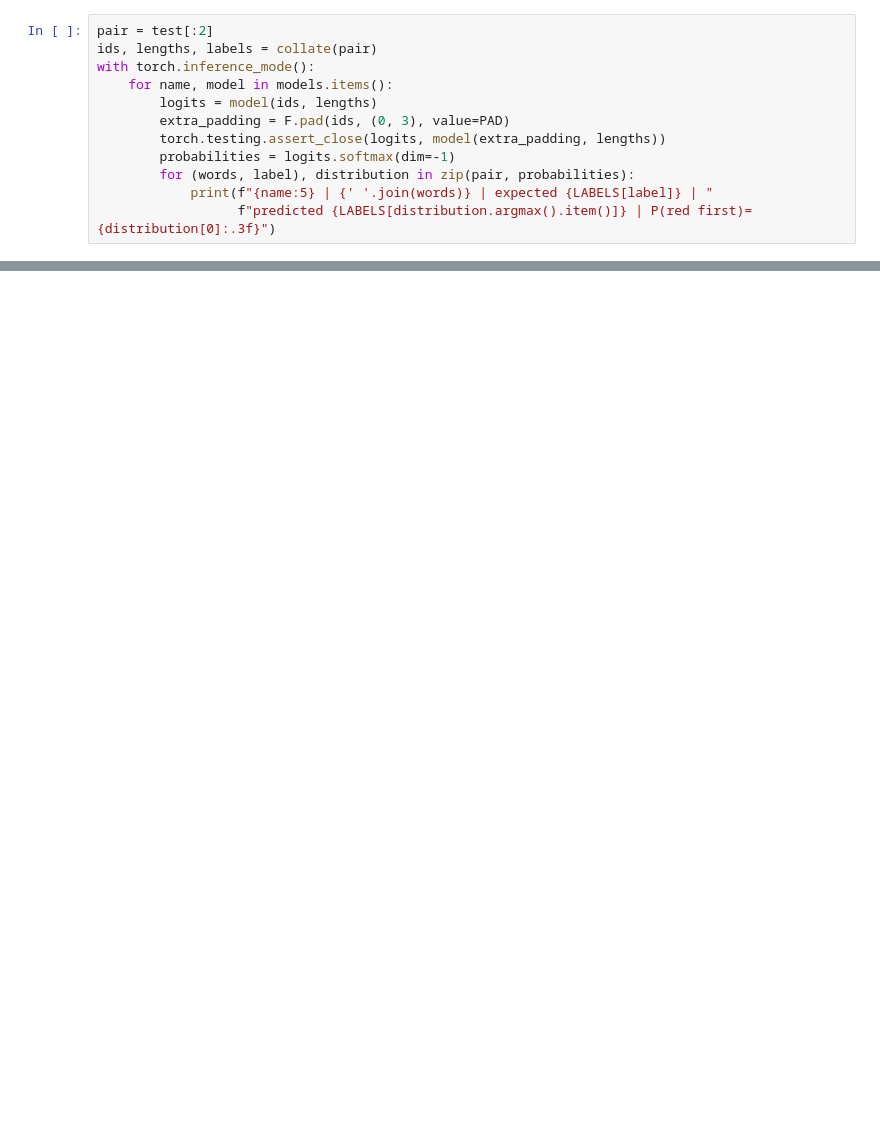
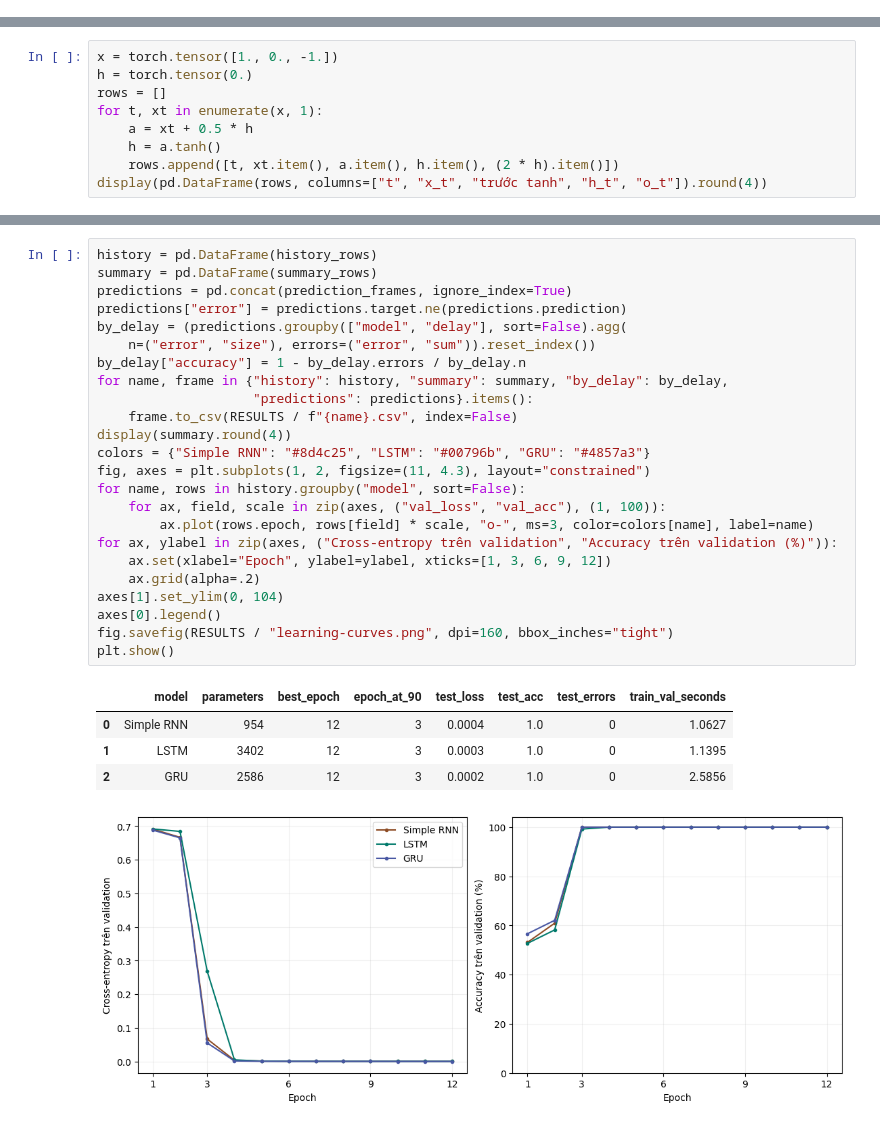
Before and after one commit to linhtd3993/LAB_DEEP_LEARNING, a Jupyter notebook: Architectures-based-on-RNNs.ipynb, the cells around one changed output, grey strips where cells are left out. Cells and saved outputs as stored; diff of their text form; blank space fills up the shorter version.

```diff
--- a/Architectures-based-on-RNNs.ipynb
+++ b/Architectures-based-on-RNNs.ipynb
@@ -301,12 +0,0 @@ The pair differs only in the order of its signals. The next cell prints each exp
-# %%
-pair = test[:2]
-ids, lengths, labels = collate(pair)
-with torch.inference_mode():
-    for name, model in models.items():
-        logits = model(ids, lengths)
-        extra_padding = F.pad(ids, (0, 3), value=PAD)
-        torch.testing.assert_close(logits, model(extra_padding, lengths))
-        probabilities = logits.softmax(dim=-1)
-        for (words, label), distribution in zip(pair, probabilities):
-            print(f"{name:5} | {' '.join(words)} | expected {LABELS[label]} | "
-                  f"predicted {LABELS[distribution.argmax().item()]} | P(red first)={distribution[0]:.3f}")
@@ -385,0 +60,9 @@ These results describe a controlled task with one training seed and a fixed hidd
+# %%
+x = torch.tensor([1., 0., -1.])
+h = torch.tensor(0.)
+rows = []
+for t, xt in enumerate(x, 1):
+    a = xt + 0.5 * h
+    h = a.tanh()
+    rows.append([t, xt.item(), a.item(), h.item(), (2 * h).item()])
+display(pd.DataFrame(rows, columns=["t", "x_t", "trước tanh", "h_t", "o_t"]).round(4))
@@ -385,0 +230,30 @@ These results describe a controlled task with one training seed and a fixed hidd
+# %%
+history = pd.DataFrame(history_rows)
+summary = pd.DataFrame(summary_rows)
+predictions = pd.concat(prediction_frames, ignore_index=True)
+predictions["error"] = predictions.target.ne(predictions.prediction)
+by_delay = (predictions.groupby(["model", "delay"], sort=False).agg(
+    n=("error", "size"), errors=("error", "sum")).reset_index())
+by_delay["accuracy"] = 1 - by_delay.errors / by_delay.n
+for name, frame in {"history": history, "summary": summary, "by_delay": by_delay,
+                    "predictions": predictions}.items():
+    frame.to_csv(RESULTS / f"{name}.csv", index=False)
+display(summary.round(4))
+colors = {"Simple RNN": "#8d4c25", "LSTM": "#00796b", "GRU": "#4857a3"}
+fig, axes = plt.subplots(1, 2, figsize=(11, 4.3), layout="constrained")
+for name, rows in history.groupby("model", sort=False):
+    for ax, field, scale in zip(axes, ("val_loss", "val_acc"), (1, 100)):
+        ax.plot(rows.epoch, rows[field] * scale, "o-", ms=3, color=colors[name], label=name)
+for ax, ylabel in zip(axes, ("Cross-entropy trên validation", "Accuracy trên validation (%)")):
+    ax.set(xlabel="Epoch", ylabel=ylabel, xticks=[1, 3, 6, 9, 12])
+    ax.grid(alpha=.2)
+axes[1].set_ylim(0, 104)
+axes[0].legend()
+fig.savefig(RESULTS / "learning-curves.png", dpi=160, bbox_inches="tight")
+plt.show()
+# %% [output]
+|  | model | parameters | best_epoch | epoch_at_90 | test_loss | test_acc | test_errors | train_val_seconds |
+| 0 | Simple RNN | 954 | 12 | 3 | 0.0004 | 1.0 | 0 | 1.0627 |
+| 1 | LSTM | 3402 | 12 | 3 | 0.0003 | 1.0 | 0 | 1.1395 |
+| 2 | GRU | 2586 | 12 | 3 | 0.0002 | 1.0 | 0 | 2.5856 |
+[figure, added]
```
Also changed, not shown: parts of 42 cells of this notebook, 12 other files.
